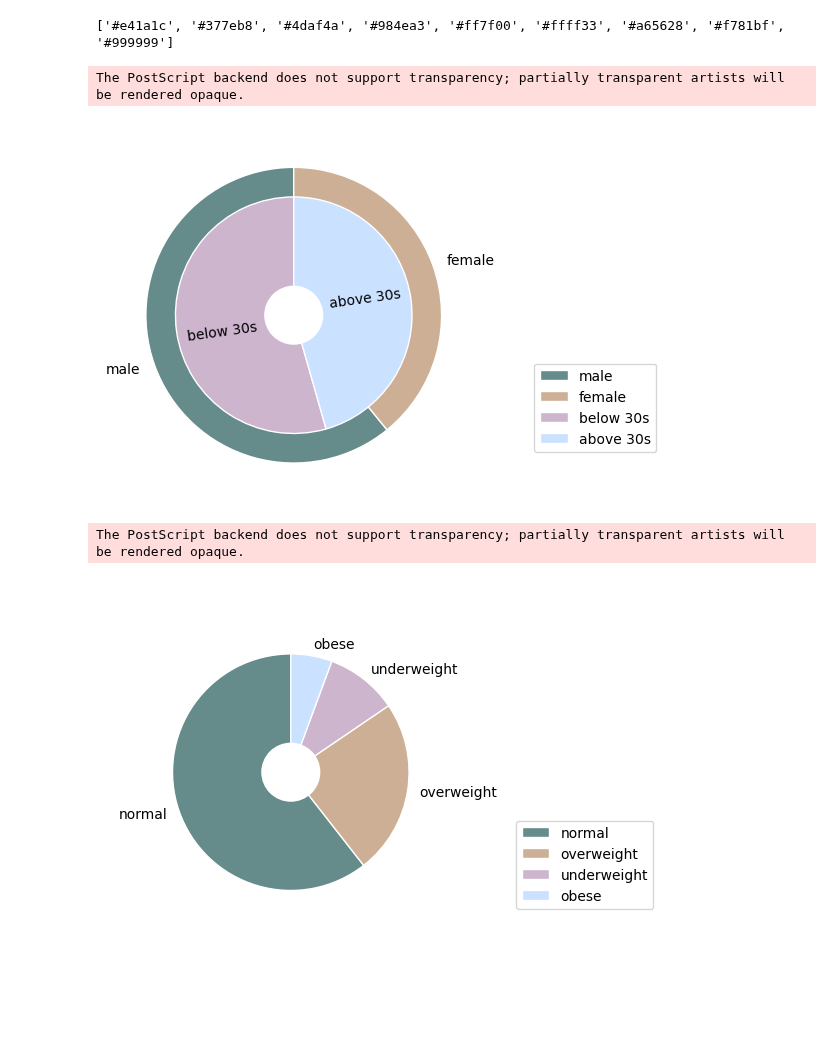
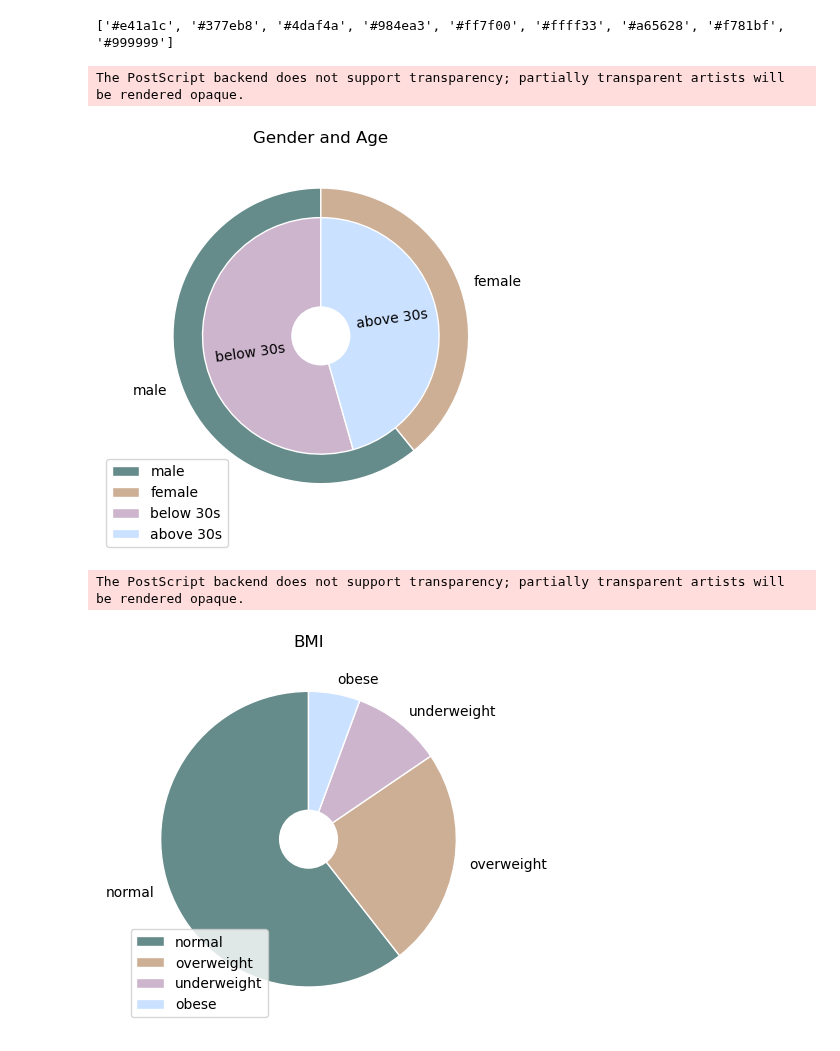
Before and after one commit to kcristinaa/RAIS-miniproject, a Jupyter notebook: notebooks_correlations_and_visualizations/visualizations_demographics.ipynb, the cells around one changed output. Cells and saved outputs as stored; diff of their text form; code cells hidden in the pictures; blank space fills up the shorter version.

```diff
--- a/notebooks_correlations_and_visualizations/visualizations_demographics.ipynb
+++ b/notebooks_correlations_and_visualizations/visualizations_demographics.ipynb
@@ -54,40 +54,41 @@ first_labels = ['male', 'female']
 first_sizes = [42, 27]
 second_labels=['below 30s', 'above 30s']
 second_sizes = [37, 31]
 third_labels = ['normal', 'overweight', 'underweight', 'obese']
 third_sizes = [43, 17, 7, 4]
 
 fl = ['#668B8B', '#CDAF95']
 dd = ['#CDB5CD', '#CAE1FF']
 
 
 bigger = plt.pie(first_sizes, labels=first_labels, colors=fl,
                  startangle=90, frame=True, radius = 1,
                 wedgeprops={'edgecolor':'w'})
 
 smaller = plt.pie(second_sizes, labels=second_labels,
                   colors=dd, radius=0.8,
                   startangle=90, labeldistance=0.3,
                  wedgeprops={'edgecolor':'w'}, rotatelabels=True)
 
 centre_circle = plt.Circle((0, 0), 0.2, color='white', linewidth=0)
 
 fig = plt.gcf()
 fig.gca().add_artist(centre_circle)
 
 # add legend to current ax:
-plt.gca().legend(loc='center right', bbox_to_anchor=(1,0,0.5,0.5))
+plt.gca().legend(loc='best', bbox_to_anchor=(-0.1,-0.09,0.5,0.5))
+plt.title('Gender and Age')
 plt.savefig("visualizations/demo1.png",bbox_inches='tight')
 plt.savefig("visualizations/demo1.eps",bbox_inches='tight')
 plt.show()
 # %% [output]
 The PostScript backend does not support transparency; partially transparent artists will be rendered opaque.
-[figure, old version]
+[figure, new version]
 # %%
 f = ['#668B8B', '#CDAF95', '#CDB5CD', '#CAE1FF']
 
 smaller = plt.pie(third_sizes, labels=third_labels,
-                  colors=f, radius=0.8,
+                  colors=f, radius=1,
                   startangle=90, labeldistance=1.1,
                  wedgeprops={'edgecolor':'w'})
 
@@ -98,9 +99,11 @@ fig.gca().add_artist(centre_circle)
 
 # add legend to current ax:
 plt.gca().legend(loc='center right', bbox_to_anchor=(1,0,0.5,0.5))
+plt.title('BMI')
+plt.legend(third_labels,loc=3)
 plt.savefig("visualizations/demo2.png",bbox_inches='tight')
 plt.savefig("visualizations/demo2.eps",bbox_inches='tight')
 plt.show()
 # %% [output]
 The PostScript backend does not support transparency; partially transparent artists will be rendered opaque.
-[figure, old version]
+[figure, new version]
```
Also changed, not shown: 4 other files.
